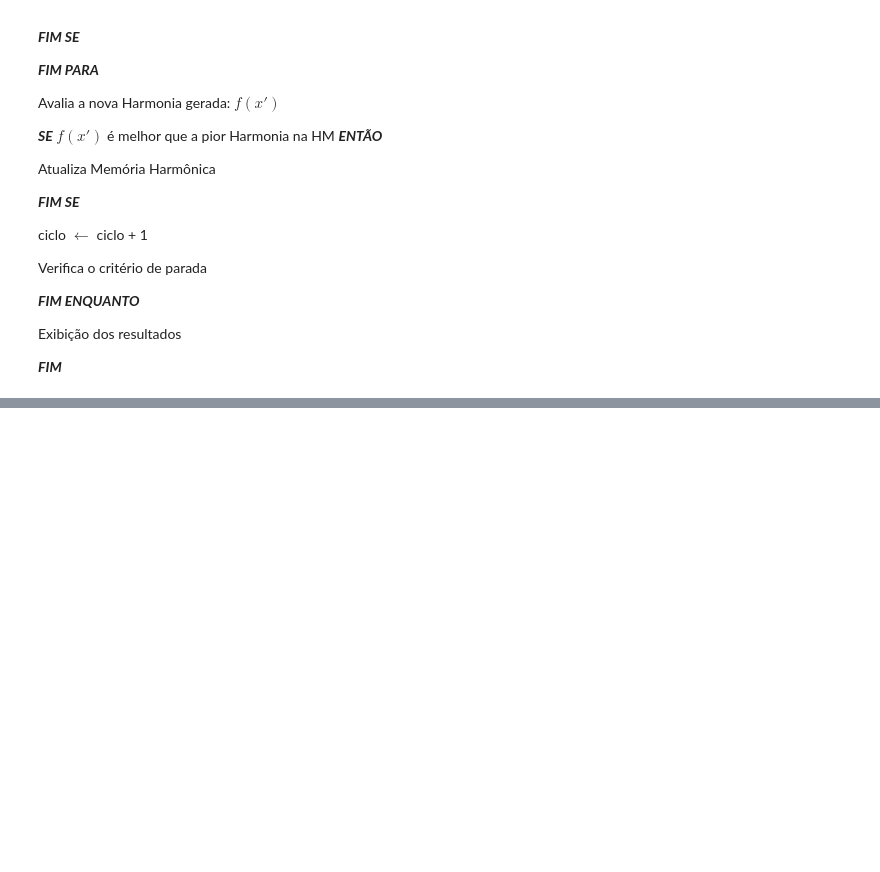
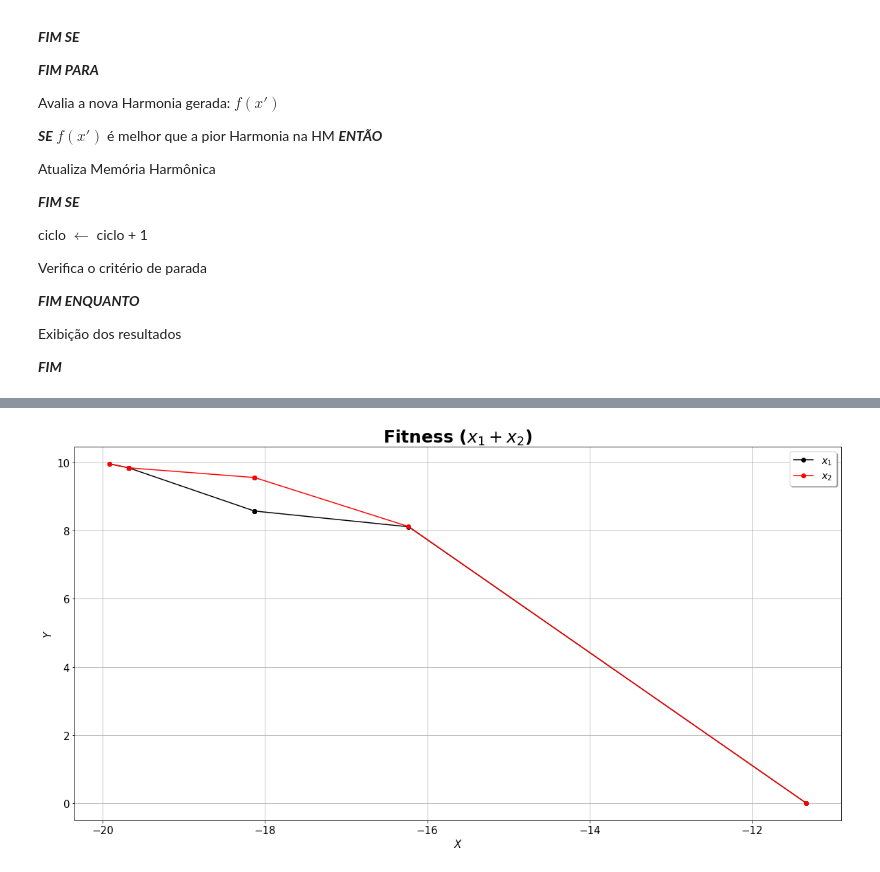
Before and after one commit to VictorCarreira/Disciplina-metodos-randomicos, a Jupyter notebook: BuscaHarmonica/Busca Harmonica.ipynb, the cells around one changed output, grey strips where cells are left out. Saved outputs shown, nothing was run; the diff lists cells and outputs as text; code cells hidden in the pictures; blank space fills up the shorter version.

```diff
--- a/BuscaHarmonica/Busca Harmonica.ipynb
+++ b/BuscaHarmonica/Busca Harmonica.ipynb
@@ -102,0 +112,3 @@ Exibição dos resultados
+# %%
+fit=np.loadtxt('ajuste.txt')
+print(fit)
@@ -102,0 +126,25 @@ Exibição dos resultados
+# %%
+x=fit[:,0]
+y=fit[:,1]
+z=fit[:,2]
+# %%
+py.rcParams['figure.figsize'] = (20.0, 10.0)#Redimensiona a figura
+
+plt.plot( x, y, 'ko-',label="$x_{1}$")
+plt.plot( x, z, 'ro-',label="$x_{2}$")
+
+
+legend = plt.legend(loc='upper right', shadow=True, fontsize='x-large')
+
+plt.title("Fitness ($x_{1}+x_{2}$)", fontweight='bold', fontsize=25)
+plt.tick_params(axis='both', labelsize=15)
+
+
+plt.grid(True)
+plt.xlabel("$X$", fontsize=15)
+plt.ylabel("$Y$", fontsize=15)
+plt.savefig('Ajuste.png')
+plt.show()
+plt.close()
+# %% [output]
+[figure, added]
```
Also changed, not shown: parts of 5 cells of this notebook.
